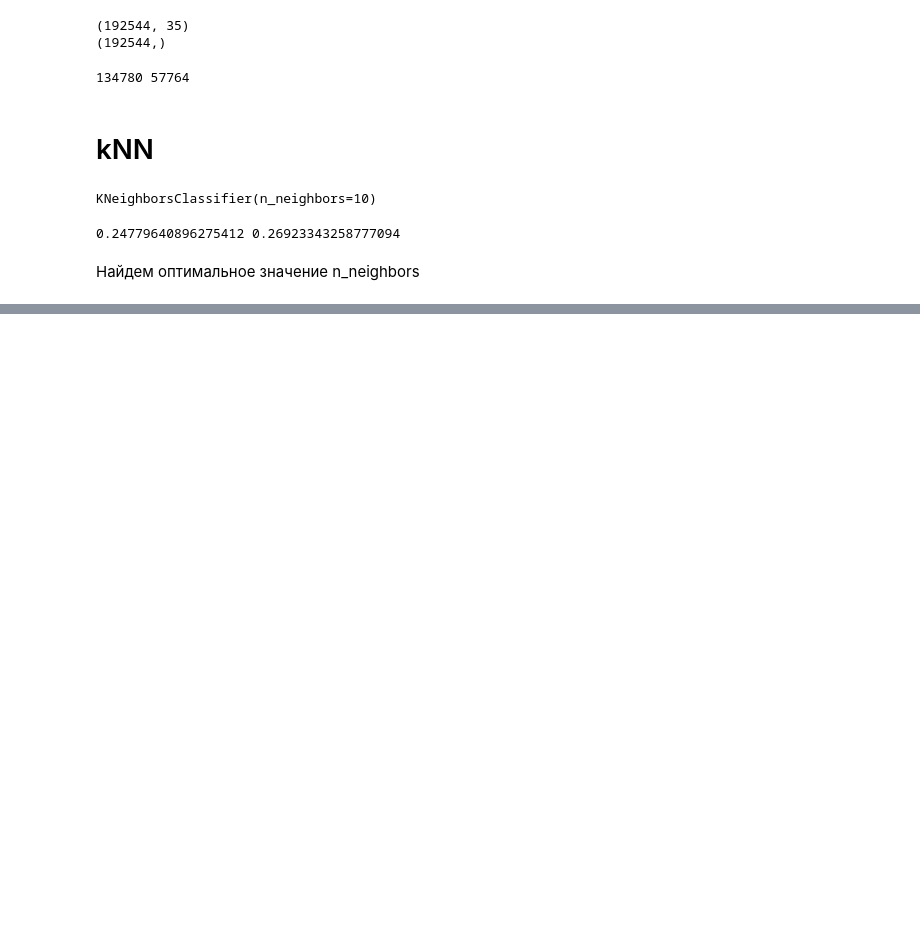
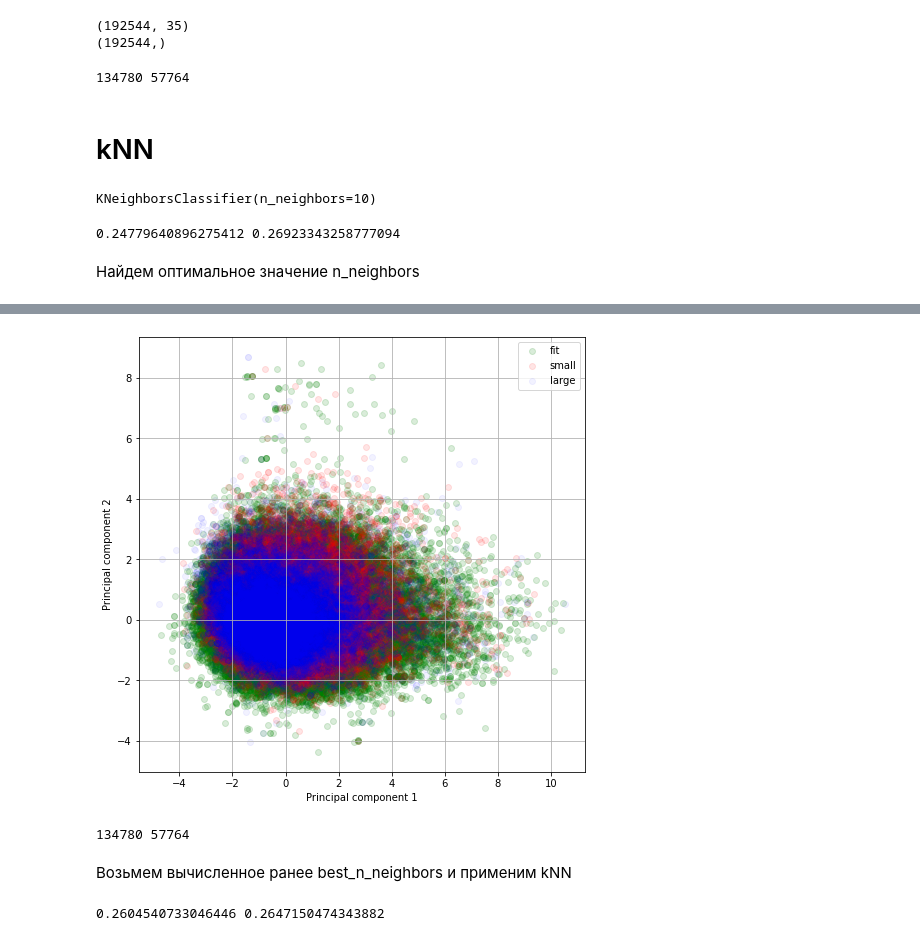
Before and after one commit to dariacher/ML_clothing, a Jupyter notebook: ML.ipynb, the cells around one changed output, grey strips where cells are left out. Drawn from its saved outputs; the diff is of its cells as text; code cells hidden in the pictures; blank space fills up the shorter version.

```diff
--- a/ML.ipynb
+++ b/ML.ipynb
@@ -633,0 +649,4 @@ print(err_train, err_test)
+# %%
+pca = PCA(n_components=2)
+principal_components = pca.fit_transform(X)
+principal_components
@@ -633,0 +661,4 @@ print(err_train, err_test)
+# %%
+pca_X = pd.DataFrame(data=principal_components,
+                     columns = ['principal_component_1', 'principal_component_2'])
+pca_X.head()
@@ -633,0 +672,3 @@ print(err_train, err_test)
+# %%
+final_data = pd.concat([pca_X, y], axis=1)
+final_data.head()
@@ -633,0 +682,47 @@ print(err_train, err_test)
+# %%
+plt.figure(figsize = (8, 8))
+
+plt.scatter(final_data[final_data['fit'] == 'fit']['principal_component_1'],
+            final_data[final_data['fit'] == 'fit']['principal_component_2'],
+            alpha = 0.15,
+            label = 'fit',
+            color = 'g')
+
+plt.scatter(final_data[final_data['fit'] == 'small']['principal_component_1'],
+            final_data[final_data['fit'] == 'small']['principal_component_2'],
+            alpha = 0.1,
+            label = 'small',
+            color = 'r')
+
+plt.scatter(final_data[final_data['fit'] == 'large']['principal_component_1'],
+            final_data[final_data['fit'] == 'large']['principal_component_2'],
+            alpha = 0.05,
+            label = 'large',
+            color = 'b')
+
+plt.xlabel('Principal component 1')
+plt.ylabel('Principal component 2')
+plt.legend()
+plt.grid()
+# %% [output]
+[figure, added]
+# %%
+from sklearn.model_selection import train_test_split
+X_train, X_test, y_train, y_test = train_test_split(pca_X, y, test_size = 0.3, random_state = 42)
+
+print(X_train.shape[0], X_test.shape[0])
+# %% [output]
+134780 57764
+# %% [markdown]
+Возьмем вычисленное ранее best_n_neighbors и применим kNN
+# %%
+from sklearn.neighbors import KNeighborsClassifier
+
+knn = KNeighborsClassifier(n_neighbors = best_n_neighbors).fit(X_train, y_train)
+
+err_train = np.mean(y_train != knn.predict(X_train))
+err_test  = np.mean(y_test  != knn.predict(X_test))
+
+print(err_train, err_test)
+# %% [output]
+0.2604540733046446 0.2647150474343882
```
Also changed, not shown: parts of 15 cells of this notebook.
